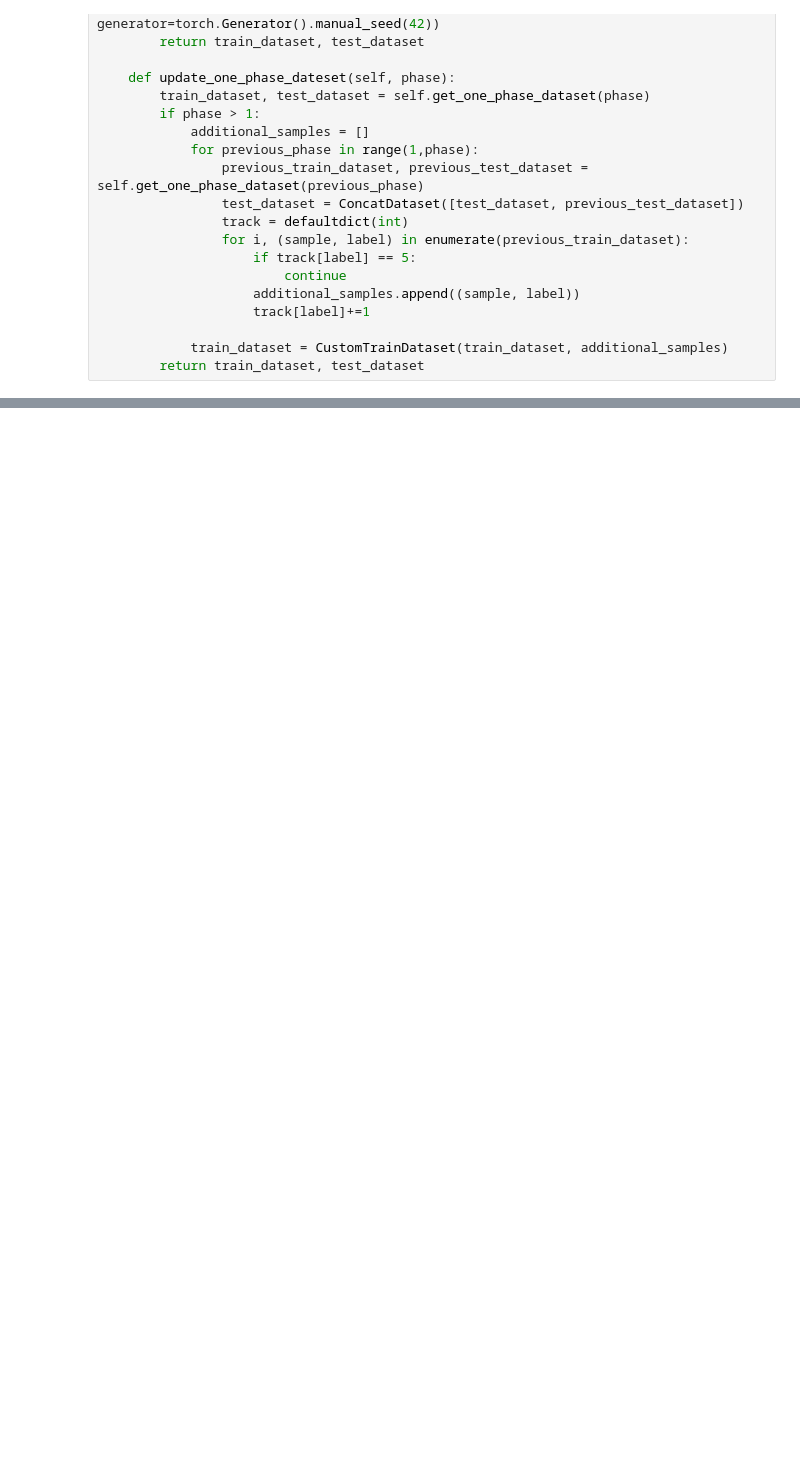
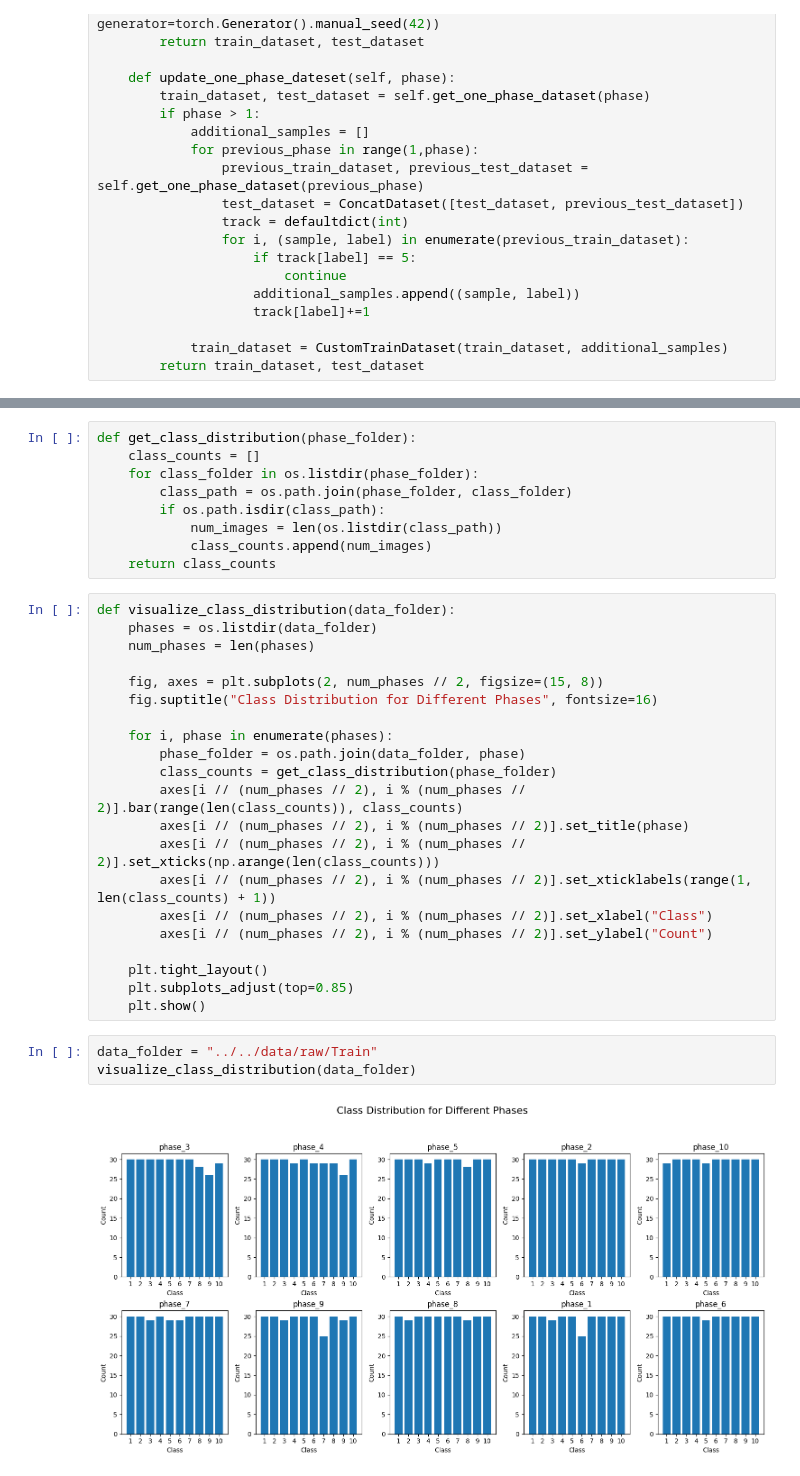
Before and after one commit to manhph2211/Class-Incremental-Template, a Jupyter notebook: src/notebooks/draft.ipynb, the cells around one changed output, grey strips where cells are left out. Saved outputs shown, nothing was run; the diff lists cells and outputs as text; blank space fills up the shorter version.

```diff
--- a/src/notebooks/draft.ipynb
+++ b/src/notebooks/draft.ipynb
@@ -150,0 +154,35 @@ visualize_images_per_label()
+# %%
+def get_class_distribution(phase_folder):
+    class_counts = []
+    for class_folder in os.listdir(phase_folder):
+        class_path = os.path.join(phase_folder, class_folder)
+        if os.path.isdir(class_path):
+            num_images = len(os.listdir(class_path))
+            class_counts.append(num_images)
+    return class_counts
+# %%
+def visualize_class_distribution(data_folder):
+    phases = os.listdir(data_folder)
+    num_phases = len(phases)
+
+    fig, axes = plt.subplots(2, num_phases // 2, figsize=(15, 8))
+    fig.suptitle("Class Distribution for Different Phases", fontsize=16)
+
+    for i, phase in enumerate(phases):
+        phase_folder = os.path.join(data_folder, phase)
+        class_counts = get_class_distribution(phase_folder)
+        axes[i // (num_phases // 2), i % (num_phases // 2)].bar(range(len(class_counts)), class_counts)
+        axes[i // (num_phases // 2), i % (num_phases // 2)].set_title(phase)
+        axes[i // (num_phases // 2), i % (num_phases // 2)].set_xticks(np.arange(len(class_counts)))
+        axes[i // (num_phases // 2), i % (num_phases // 2)].set_xticklabels(range(1, len(class_counts) + 1))
+        axes[i // (num_phases // 2), i % (num_phases // 2)].set_xlabel("Class")
+        axes[i // (num_phases // 2), i % (num_phases // 2)].set_ylabel("Count")
+
+    plt.tight_layout()
+    plt.subplots_adjust(top=0.85)
+    plt.show()
+# %%
+data_folder = "../../data/raw/Train"
+visualize_class_distribution(data_folder)
+# %% [output]
+[figure, added]
```
Also changed, not shown: parts of 2 cells of this notebook.
